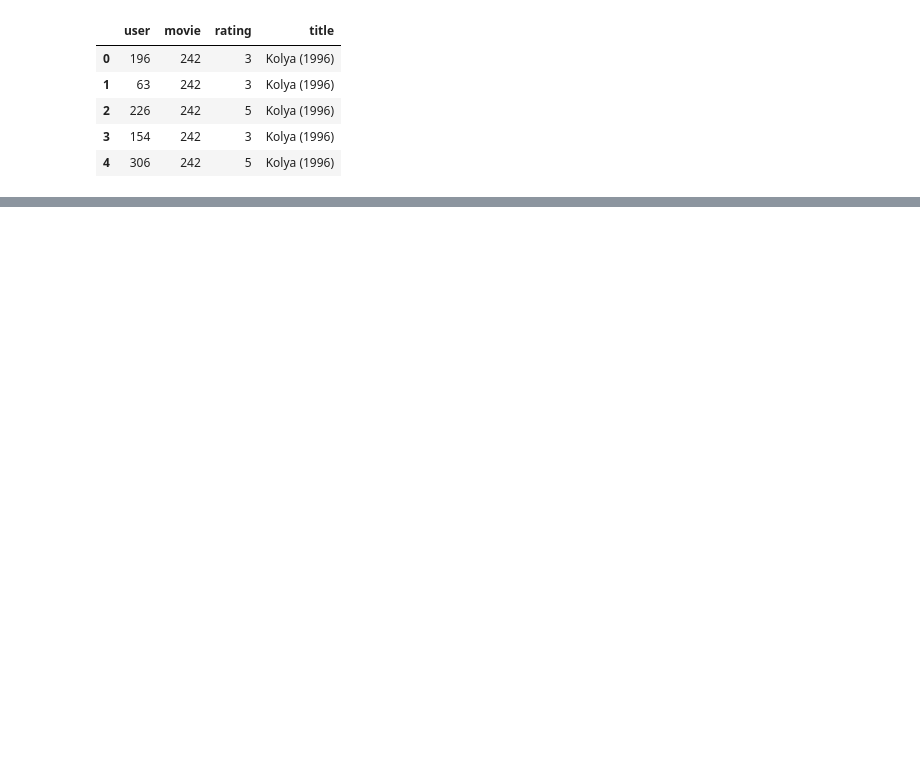
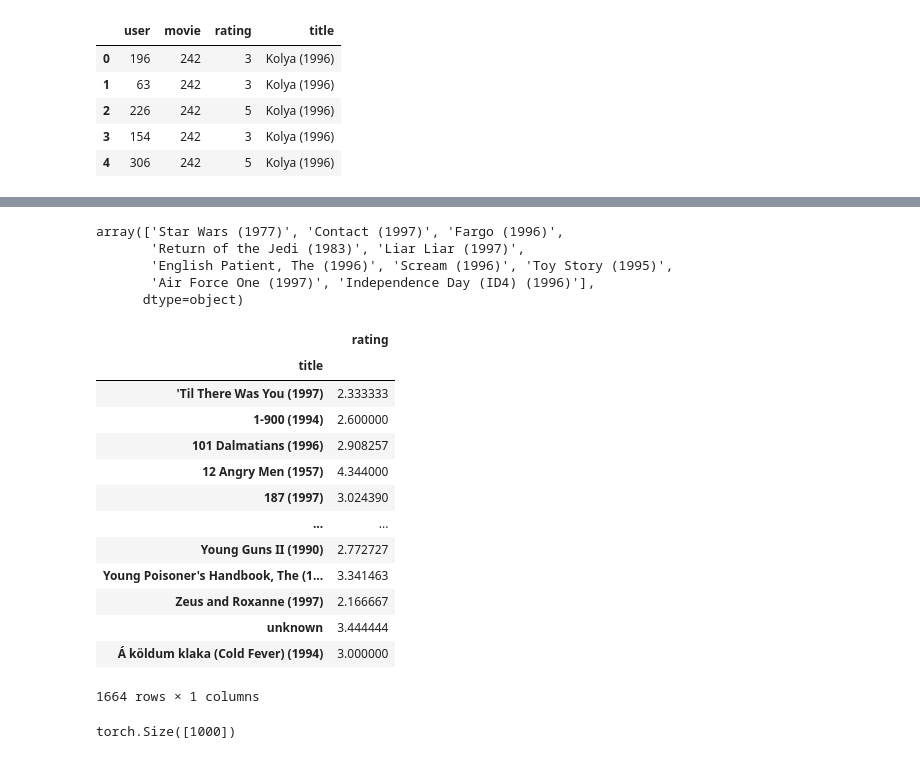
Before and after one commit to ChrisAlex2104/-Recommendation-using-Collaborative-Filtering, a Jupyter notebook: AI final project using fast ai.ipynb, the cells around one changed output, grey strips where cells are left out. Cells and saved outputs as stored; diff of their text form; code cells hidden in the pictures; blank space fills up the shorter version.

```diff
--- a/AI final project using fast ai.ipynb
+++ b/AI final project using fast ai.ipynb
@@ -154,0 +169,30 @@ Test_data.head(10)
+# %%
+#getting the top 1000 viewed movies
+g = ratings.groupby('title')['rating'].count()
+top_movies = g.sort_values(ascending=False).index.values[:1000]
+top_movies[:10]
+# %% [output]
+array(['Star Wars (1977)', 'Contact (1997)', 'Fargo (1996)',
+       'Return of the Jedi (1983)', 'Liar Liar (1997)',
+       'English Patient, The (1996)', 'Scream (1996)', 'Toy Story (1995)',
+       'Air Force One (1997)', 'Independence Day (ID4) (1996)'],
+      dtype=object)
+# %%
+#finding the mean  rating for the above top 1000 movies
+h = ratings.groupby('title')['rating'].mean()
+pd.DataFrame(h)
+# %% [output]
+|  | rating |
+| title |  |
+| 'Til There Was You (1997) | 2.333333 |
+| 1-900 (1994) | 2.600000 |
+| 101 Dalmatians (1996) | 2.908257 |
+| 12 Angry Men (1957) | 4.344000 |
+| 187 (1997) | 3.024390 |
+| ... | ... |
+| Young Guns II (1990) | 2.772727 |
+| Young Poisoner's Handbook, The (1... | 3.341463 |
+| Zeus and Roxanne (1997) | 2.166667 |
+| unknown | 3.444444 |
+| Á köldum klaka (Cold Fever) (1994) | 3.000000 |
+1664 rows × 1 columns
@@ -154,0 +204,6 @@ Test_data.head(10)
+# %%
+#getting the bias for each of the top 1000 movies
+movie_bias = learn.model.bias(top_movies, is_item=True)
+movie_bias.shape
+# %% [output]
+torch.Size([1000])
```
Also changed, not shown: parts of 32 cells of this notebook, 3 other files.
